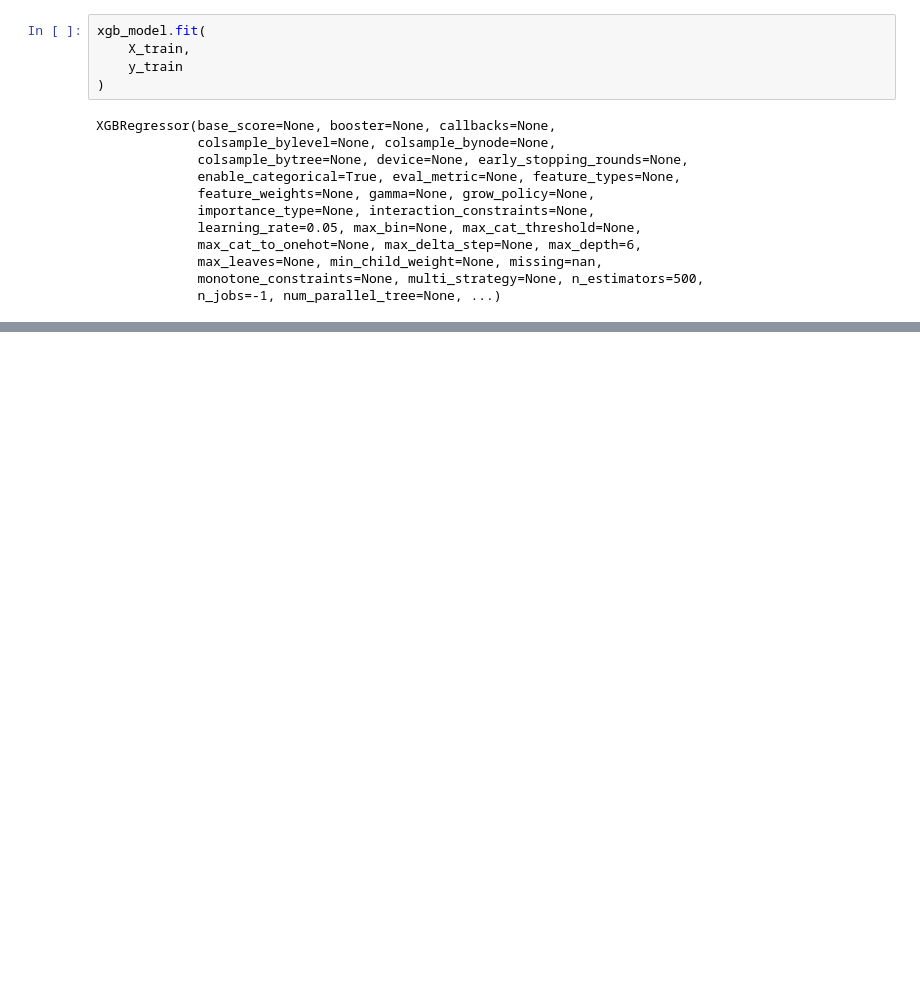
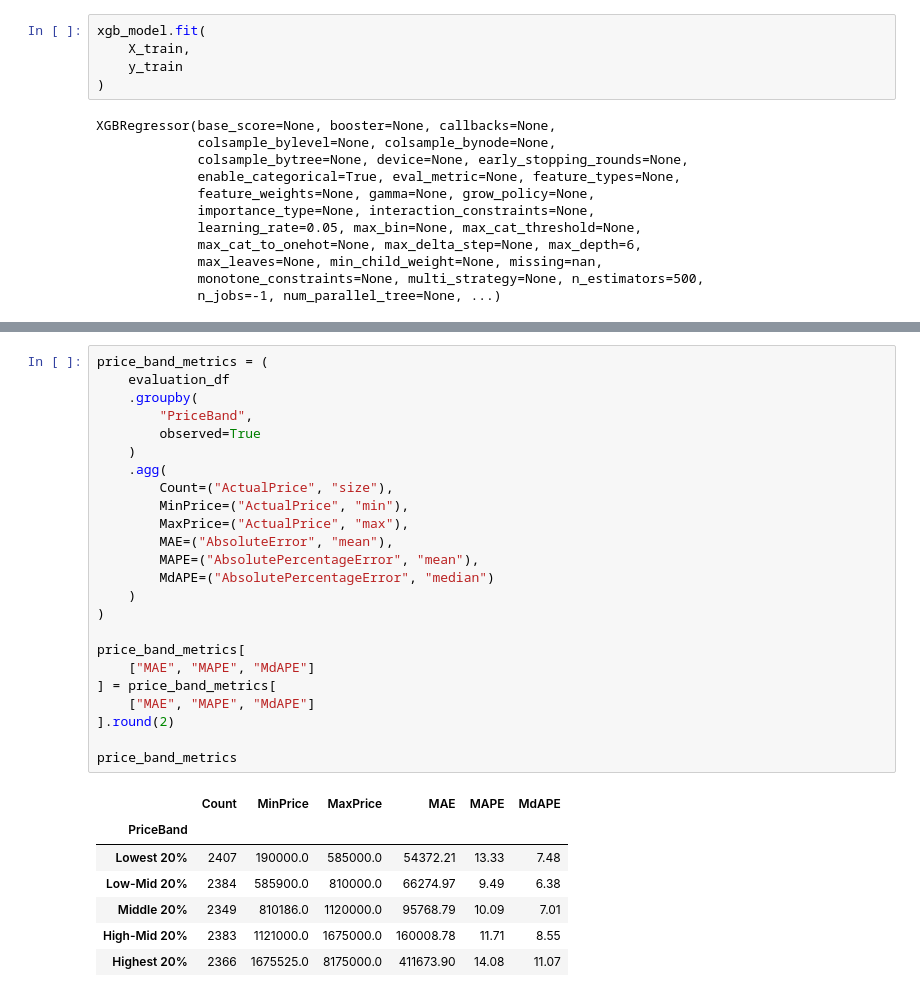
Before and after one commit to ytan48/IDXExchange-DataScience-Internship-26, a Jupyter notebook: notebooks/08_advance_model.ipynb, the cells around one changed output, grey strips where cells are left out. Cells and saved outputs as stored; diff of their text form; blank space fills up the shorter version.

```diff
--- a/notebooks/08_advance_model.ipynb
+++ b/notebooks/08_advance_model.ipynb
@@ -275,0 +383,32 @@ XGBoost Test R²: 0.9030035469096641
+# %%
+price_band_metrics = (
+    evaluation_df
+    .groupby(
+        "PriceBand",
+        observed=True
+    )
+    .agg(
+        Count=("ActualPrice", "size"),
+        MinPrice=("ActualPrice", "min"),
+        MaxPrice=("ActualPrice", "max"),
+        MAE=("AbsoluteError", "mean"),
+        MAPE=("AbsolutePercentageError", "mean"),
+        MdAPE=("AbsolutePercentageError", "median")
+    )
+)
+
+price_band_metrics[
+    ["MAE", "MAPE", "MdAPE"]
+] = price_band_metrics[
+    ["MAE", "MAPE", "MdAPE"]
+].round(2)
+
+price_band_metrics
+# %% [output]
+|  | Count | MinPrice | MaxPrice | MAE | MAPE | MdAPE |
+| PriceBand |  |  |  |  |  |  |
+| Lowest 20% | 2407 | 190000.0 | 585000.0 | 54372.21 | 13.33 | 7.48 |
+| Low-Mid 20% | 2384 | 585900.0 | 810000.0 | 66274.97 | 9.49 | 6.38 |
+| Middle 20% | 2349 | 810186.0 | 1120000.0 | 95768.79 | 10.09 | 7.01 |
+| High-Mid 20% | 2383 | 1121000.0 | 1675000.0 | 160008.78 | 11.71 | 8.55 |
+| Highest 20% | 2366 | 1675525.0 | 8175000.0 | 411673.90 | 14.08 | 11.07 |
```
Also changed, not shown: parts of 12 cells of this notebook, 2 other files.
